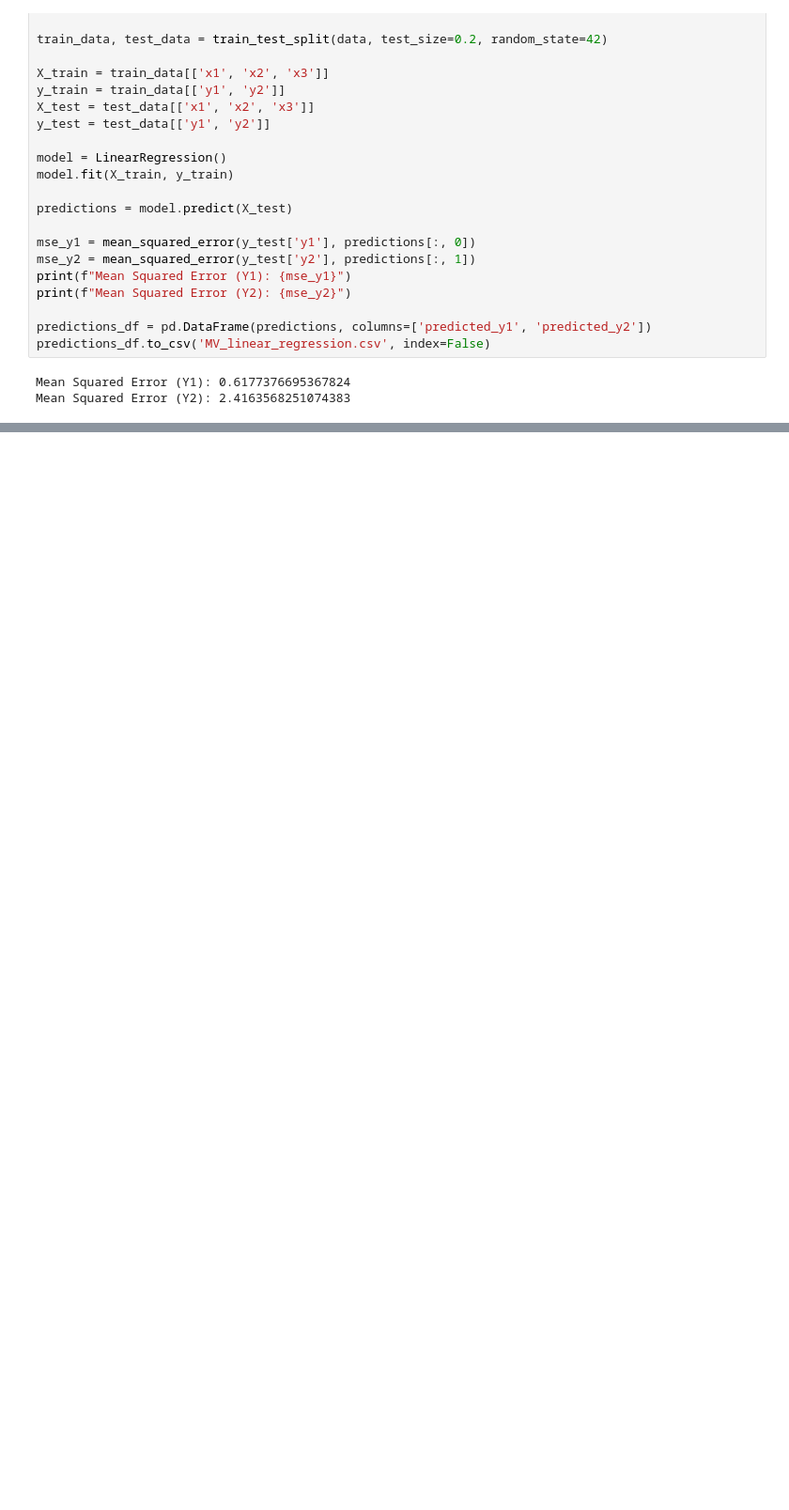
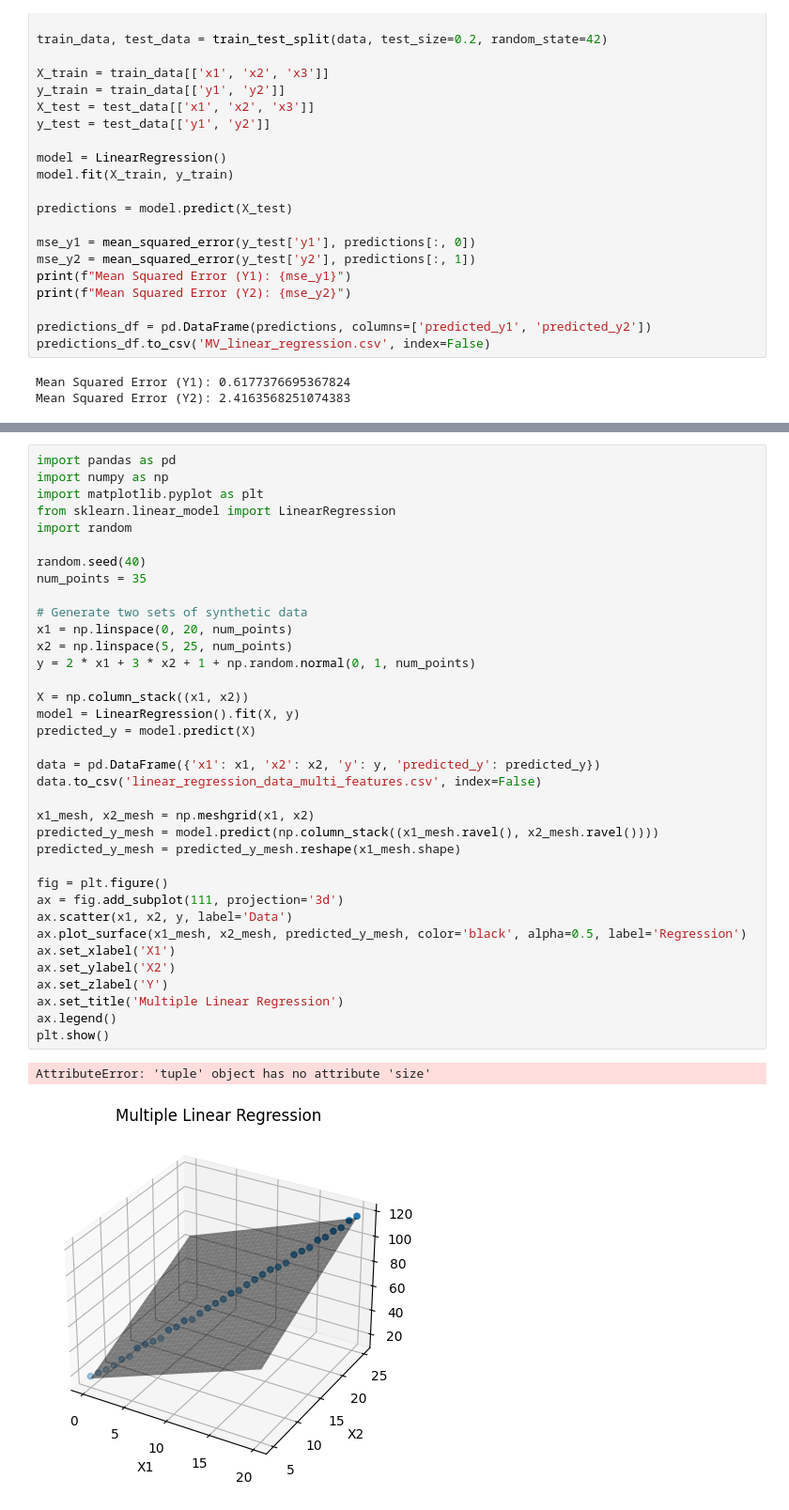
Before and after one commit to NaveenGumaste/Python-ML, a Jupyter notebook: 29-08-23 Multivatrate Linear Regression.ipynb, the cells around one changed output, grey strips where cells are left out. Shown at 94% size. Cells and saved outputs as stored; diff of their text form; blank space fills up the shorter version.

Commit message:
Multivariate  Linear Regressions

```diff
--- a/29-08-23 Multivatrate Linear Regression.ipynb
+++ b/29-08-23 Multivatrate Linear Regression.ipynb
@@ -89,0 +100,39 @@ Mean Squared Error (Y2): 2.4163568251074383
+# %%
+import pandas as pd
+import numpy as np
+import matplotlib.pyplot as plt
+from sklearn.linear_model import LinearRegression
+import random
+
+random.seed(40)
+num_points = 35
+
+# Generate two sets of synthetic data
+x1 = np.linspace(0, 20, num_points)
+x2 = np.linspace(5, 25, num_points)
+y = 2 * x1 + 3 * x2 + 1 + np.random.normal(0, 1, num_points)
+
+X = np.column_stack((x1, x2))
+model = LinearRegression().fit(X, y)
+predicted_y = model.predict(X)
+
+data = pd.DataFrame({'x1': x1, 'x2': x2, 'y': y, 'predicted_y': predicted_y})
+data.to_csv('linear_regression_data_multi_features.csv', index=False)
+
+x1_mesh, x2_mesh = np.meshgrid(x1, x2)
+predicted_y_mesh = model.predict(np.column_stack((x1_mesh.ravel(), x2_mesh.ravel())))
+predicted_y_mesh = predicted_y_mesh.reshape(x1_mesh.shape)
+
+fig = plt.figure()
+ax = fig.add_subplot(111, projection='3d')
+ax.scatter(x1, x2, y, label='Data')
+ax.plot_surface(x1_mesh, x2_mesh, predicted_y_mesh, color='black', alpha=0.5, label='Regression')
+ax.set_xlabel('X1')
+ax.set_ylabel('X2')
+ax.set_zlabel('Y')
+ax.set_title('Multiple Linear Regression')
+ax.legend()
+plt.show()
+# %% [output]
+AttributeError: 'tuple' object has no attribute 'size'
+[figure, added]
```
Also changed, not shown: parts of 1 cell of this notebook, 2 other files.
